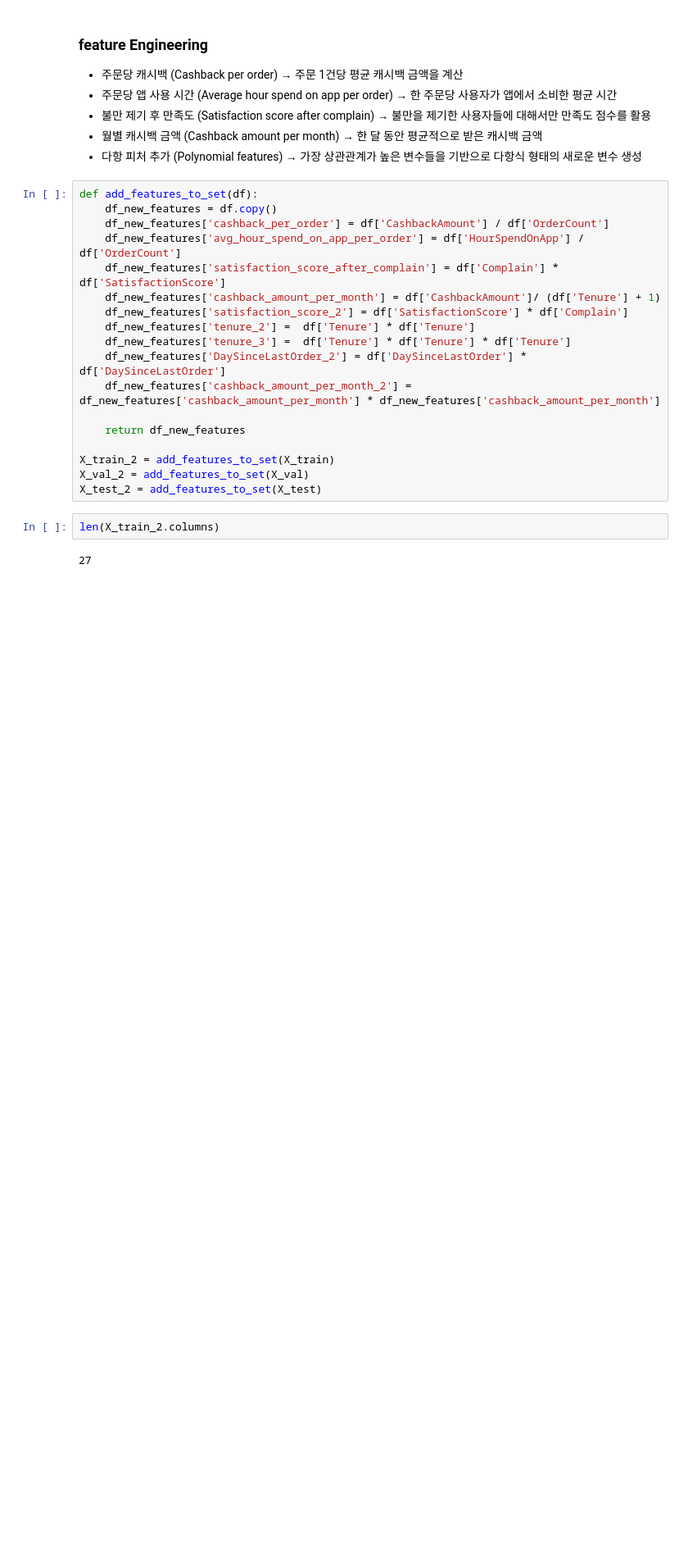
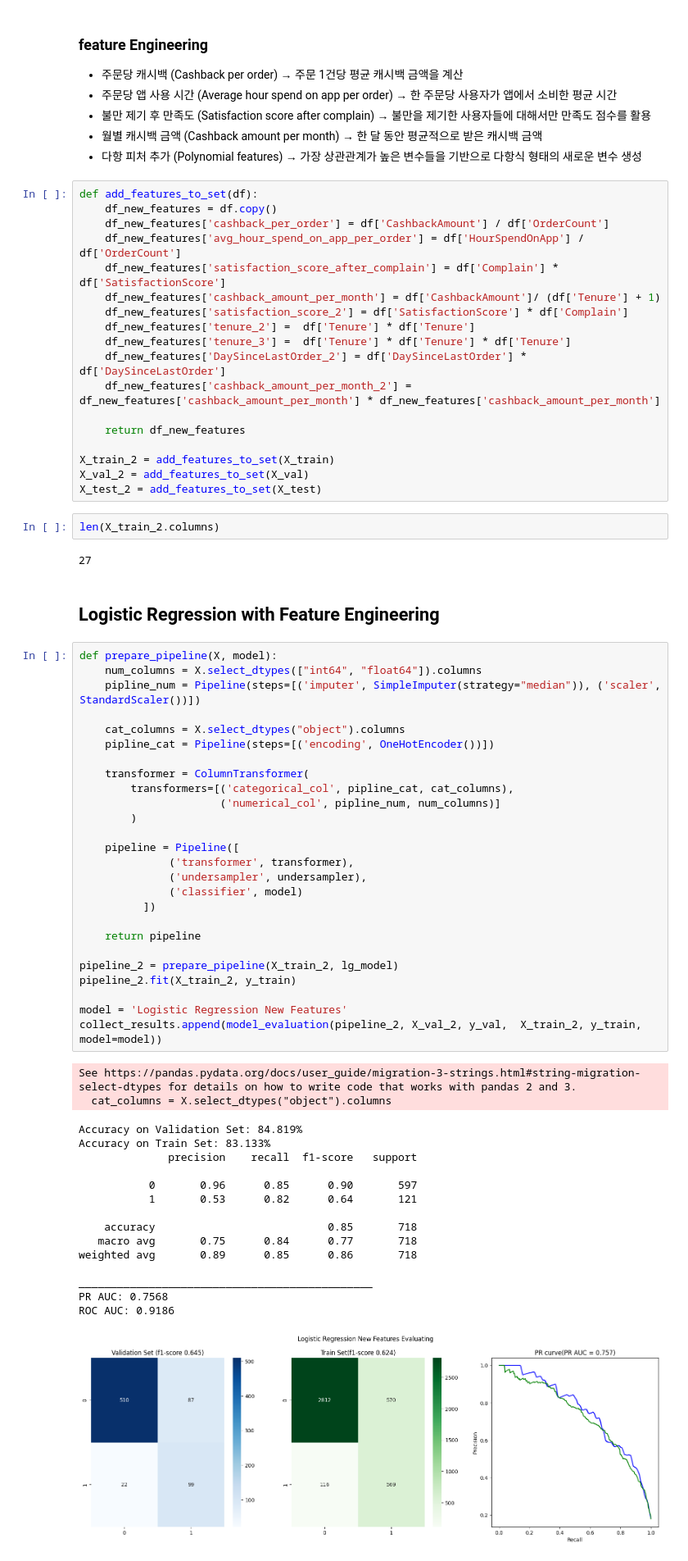
Before and after one commit to SKNETWORKS-FAMILY-AICAMP/SKN28-2nd-4Team, a Jupyter notebook: back_research/myungbin/Ecommerce_Customer/notebooks/modeling_2.ipynb, the cells around one changed output. Shown at 82% size. Saved outputs shown, nothing was run; the diff lists cells and outputs as text; blank space fills up the shorter version.

```diff
--- a/back_research/myungbin/Ecommerce_Customer/notebooks/modeling_2.ipynb
+++ b/back_research/myungbin/Ecommerce_Customer/notebooks/modeling_2.ipynb
@@ -232,3 +232,49 @@ X_test_2 = add_features_to_set(X_test)
 len(X_train_2.columns)
 # %% [output]
 27
+# %% [markdown]
+## Logistic Regression with Feature Engineering
+# %%
+def prepare_pipeline(X, model):
+    num_columns = X.select_dtypes(["int64", "float64"]).columns
+    pipline_num = Pipeline(steps=[('imputer', SimpleImputer(strategy="median")), ('scaler', StandardScaler())])
+
+    cat_columns = X.select_dtypes("object").columns
+    pipline_cat = Pipeline(steps=[('encoding', OneHotEncoder())])
+
+    transformer = ColumnTransformer(
+        transformers=[('categorical_col', pipline_cat, cat_columns),
+                      ('numerical_col', pipline_num, num_columns)]
+        )
+
+    pipeline = Pipeline([
+              ('transformer', transformer),
+              ('undersampler', undersampler),
+              ('classifier', model)
+          ])
+
+    return pipeline
+
+pipeline_2 = prepare_pipeline(X_train_2, lg_model)
+pipeline_2.fit(X_train_2, y_train)
+
+model = 'Logistic Regression New Features'
+collect_results.append(model_evaluation(pipeline_2, X_val_2, y_val,  X_train_2, y_train, model=model))
+# %% [output]
+See https://pandas.pydata.org/docs/user_guide/migration-3-strings.html#string-migration-select-dtypes for details on how to write code that works with pandas 2 and 3.
+  cat_columns = X.select_dtypes("object").columns
+Accuracy on Validation Set: 84.819%
+Accuracy on Train Set: 83.133%
+              precision    recall  f1-score   support
+
+           0       0.96      0.85      0.90       597
+           1       0.53      0.82      0.64       121
+
+    accuracy                           0.85       718
+   macro avg       0.75      0.84      0.77       718
+weighted avg       0.89      0.85      0.86       718
+
+______________________________________________
+PR AUC: 0.7568
+ROC AUC: 0.9186
+[figure, added]
```
Also changed, not shown: parts of 23 cells of this notebook.
